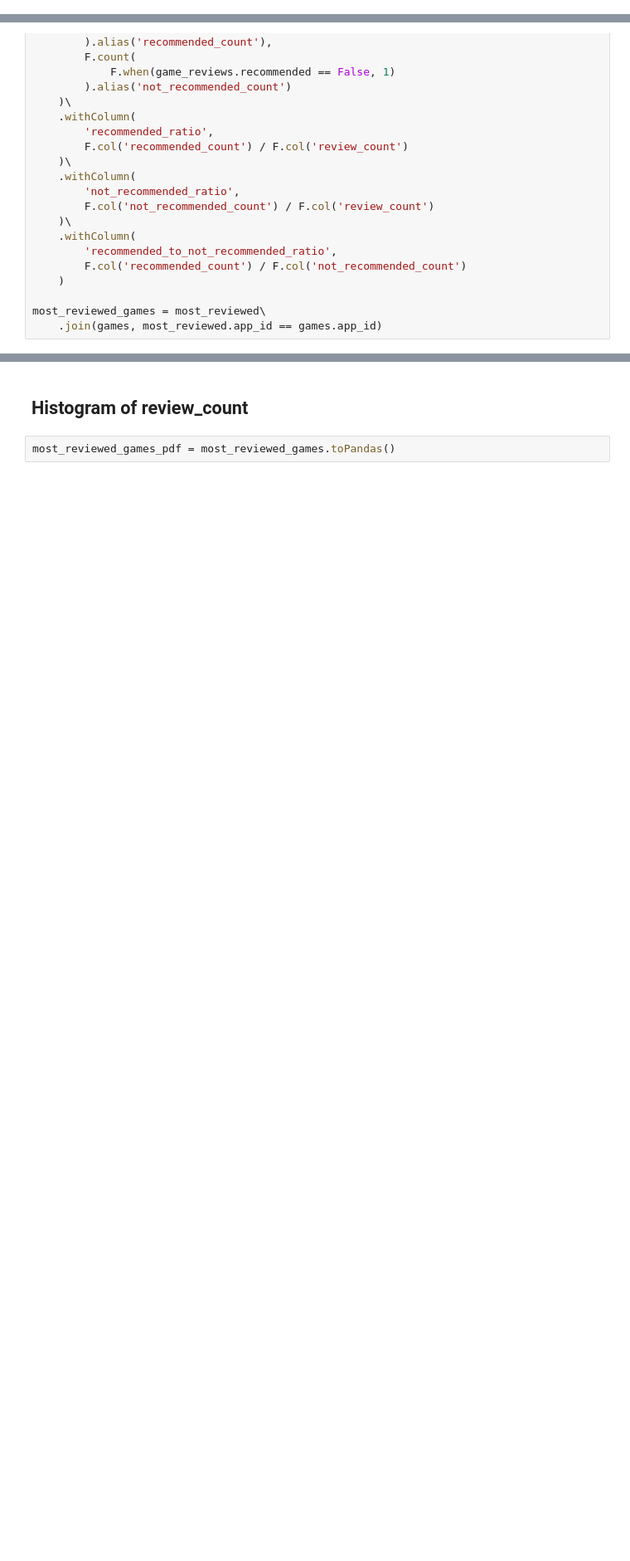
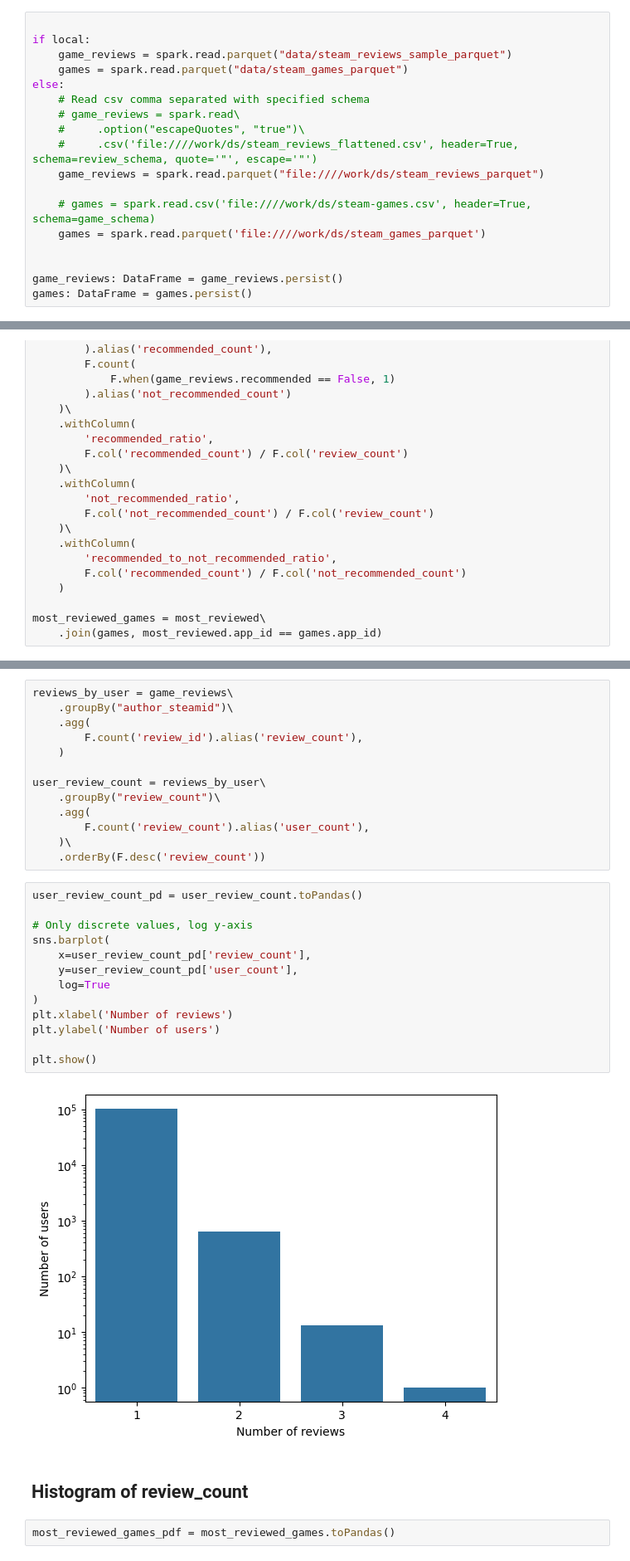
Before and after one commit to esbendamkjaer/DTU-CTFDS-02807-PROJ, a Jupyter notebook: src/dtu_ctfds_02807_proj/exploratory.ipynb, the cells around one changed output, grey strips where cells are left out. Shown: that part at 83% size. Drawn from its saved outputs; the diff is of its cells as text; blank space fills up the shorter version.

```diff
--- a/src/dtu_ctfds_02807_proj/exploratory.ipynb
+++ b/src/dtu_ctfds_02807_proj/exploratory.ipynb
@@ -161 +174,19 @@ game_reviews: DataFrame = game_reviews.persist()
+# %%
+
+if local:
+    game_reviews = spark.read.parquet("data/steam_reviews_sample_parquet")
+    games = spark.read.parquet("data/steam_games_parquet")
+else:
+    # Read csv comma separated with specified schema
+    # game_reviews = spark.read\
+    #     .option("escapeQuotes", "true")\
+    #     .csv('file:////work/ds/steam_reviews_flattened.csv', header=True, schema=review_schema, quote='"', escape='"')
+    game_reviews = spark.read.parquet("file:////work/ds/steam_reviews_parquet")
+
+    # games = spark.read.csv('file:////work/ds/steam-games.csv', header=True, schema=game_schema)
+    games = spark.read.parquet('file:////work/ds/steam_games_parquet')
+
+
+game_reviews: DataFrame = game_reviews.persist()
+games: DataFrame = games.persist()
 # %%
@@ -297,3 +297,31 @@ only showing top 5 rows
+# %%
+reviews_by_user = game_reviews\
+    .groupBy("author_steamid")\
+    .agg(
+        F.count('review_id').alias('review_count'),
+    )
+
+user_review_count = reviews_by_user\
+    .groupBy("review_count")\
+    .agg(
+        F.count('review_count').alias('user_count'),
+    )\
+    .orderBy(F.desc('review_count'))
+# %%
+user_review_count_pd = user_review_count.toPandas()
+
+# Only discrete values, log y-axis
+sns.barplot(
+    x=user_review_count_pd['review_count'],
+    y=user_review_count_pd['user_count'],
+    log=True
+)
+plt.xlabel('Number of reviews')
+plt.ylabel('Number of users')
+
+plt.show()
+# %% [output]
+[figure, added]
 # %% [markdown]
 ## Histogram of review_count
 # %%
```
Also changed, not shown: parts of 41 cells of this notebook, 5 other files.
